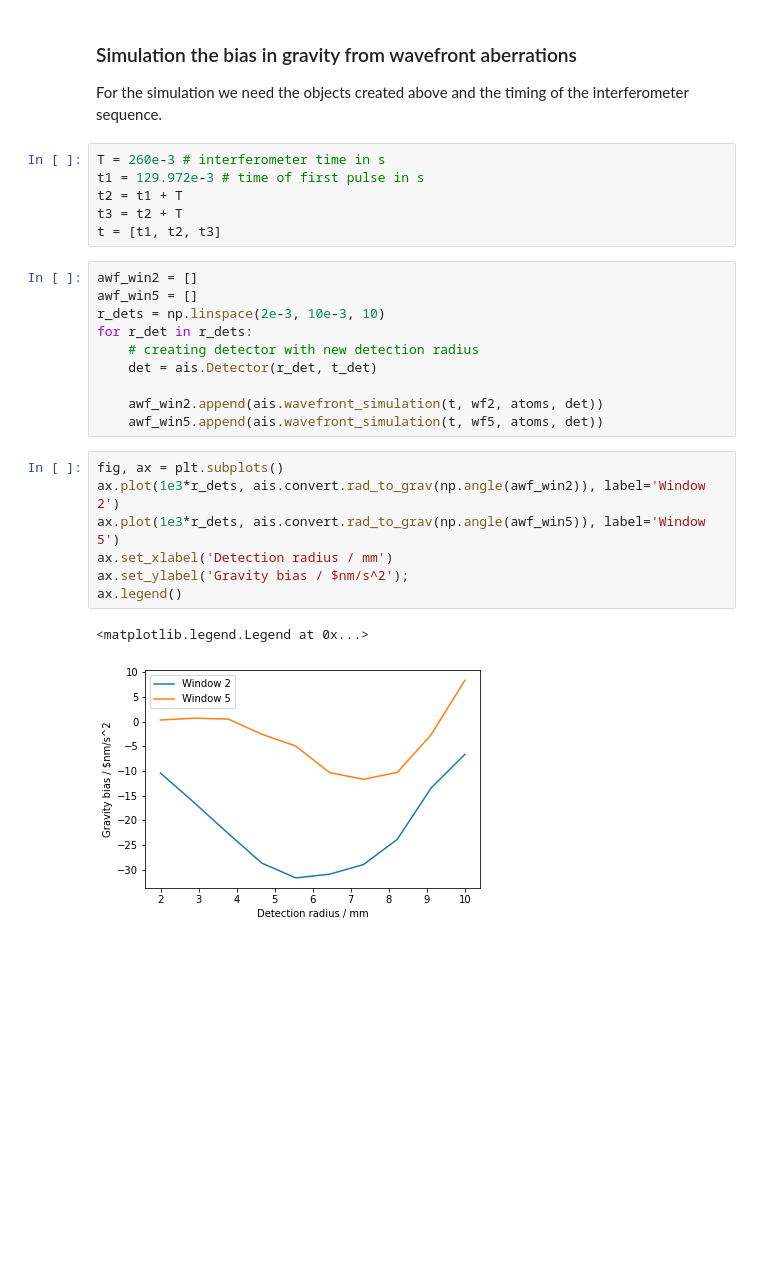
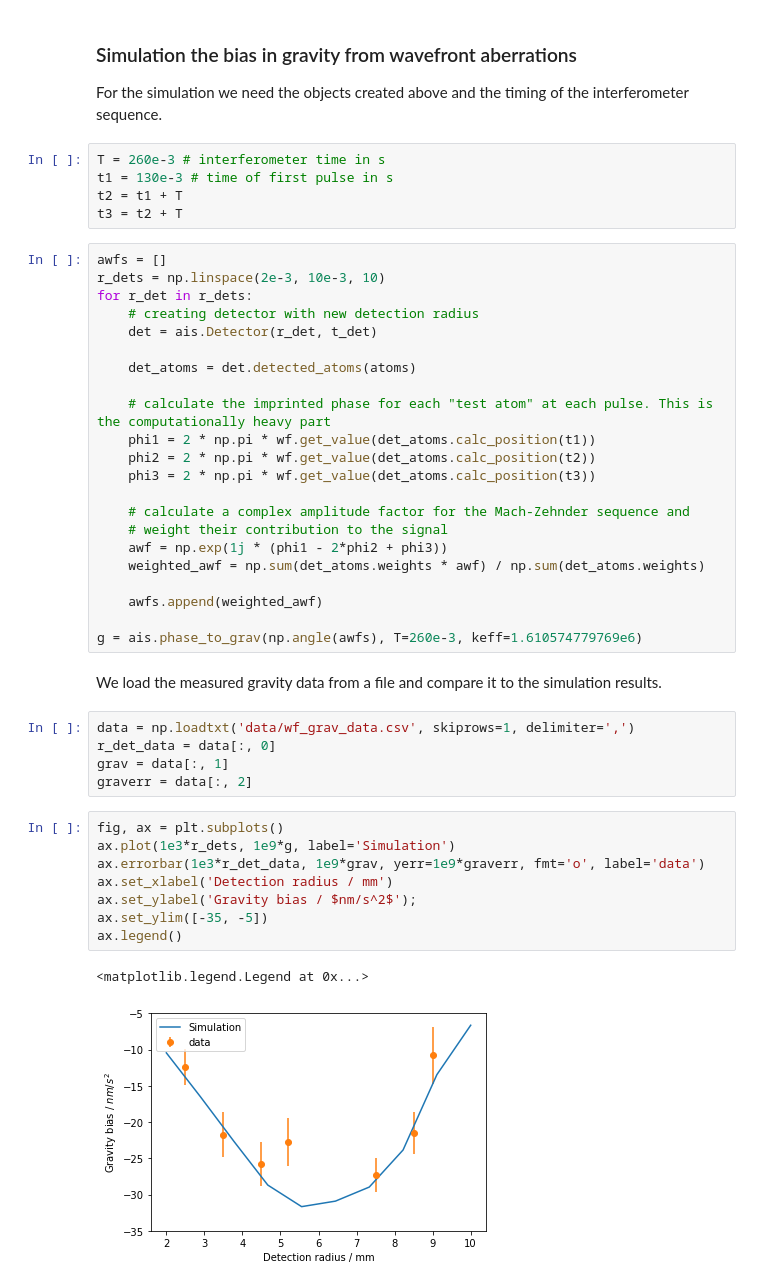
Before and after one commit to bleykauf/aisim, a Jupyter notebook: docs/examples/wavefront-aberrations.ipynb, the cells around one changed output. Cells and saved outputs as stored; diff of their text form; blank space fills up the shorter version.

Commit message:
Update wavefront example with measured data, make example more compact

```diff
--- a/docs/examples/wavefront-aberrations.ipynb
+++ b/docs/examples/wavefront-aberrations.ipynb
@@ -112,27 +104,46 @@ t_det = 778e-3 # time of the detection in s
 For the simulation we need the objects created above and the timing of the interferometer sequence.
 # %%
 T = 260e-3 # interferometer time in s
-t1 = 129.972e-3 # time of first pulse in s
+t1 = 130e-3 # time of first pulse in s
 t2 = t1 + T
 t3 = t2 + T
-t = [t1, t2, t3]
-# %%
-awf_win2 = []
-awf_win5 = []
-r_dets = np.linspace(2e-3, 10e-3, 10)
-for r_det in r_dets:
-    # creating detector with new detection radius
-    det = ais.Detector(r_det, t_det)
-
-    awf_win2.append(ais.wavefront_simulation(t, wf2, atoms, det))
-    awf_win5.append(ais.wavefront_simulation(t, wf5, atoms, det))
+# %%
+awfs = []
+r_dets = np.linspace(2e-3, 10e-3, 10)
+for r_det in r_dets:
+    # creating detector with new detection radius
+    det = ais.Detector(r_det, t_det)
+
+    det_atoms = det.detected_atoms(atoms)
+
+    # calculate the imprinted phase for each "test atom" at each pulse. This is the computationally heavy part
+    phi1 = 2 * np.pi * wf.get_value(det_atoms.calc_position(t1))
+    phi2 = 2 * np.pi * wf.get_value(det_atoms.calc_position(t2))
+    phi3 = 2 * np.pi * wf.get_value(det_atoms.calc_position(t3))
+
+    # calculate a complex amplitude factor for the Mach-Zehnder sequence and
+    # weight their contribution to the signal
+    awf = np.exp(1j * (phi1 - 2*phi2 + phi3))
+    weighted_awf = np.sum(det_atoms.weights * awf) / np.sum(det_atoms.weights)
+
+    awfs.append(weighted_awf)
+
+g = ais.phase_to_grav(np.angle(awfs), T=260e-3, keff=1.610574779769e6)
+# %% [markdown]
+We load the measured gravity data from a file and compare it to the simulation results.
+# %%
+data = np.loadtxt('data/wf_grav_data.csv', skiprows=1, delimiter=',')
+r_det_data = data[:, 0]
+grav = data[:, 1]
+graverr = data[:, 2]
 # %%
 fig, ax = plt.subplots()
-ax.plot(1e3*r_dets, ais.convert.rad_to_grav(np.angle(awf_win2)), label='Window 2')
-ax.plot(1e3*r_dets, ais.convert.rad_to_grav(np.angle(awf_win5)), label='Window 5')
+ax.plot(1e3*r_dets, 1e9*g, label='Simulation')
+ax.errorbar(1e3*r_det_data, 1e9*grav, yerr=1e9*graverr, fmt='o', label='data')
 ax.set_xlabel('Detection radius / mm')
-ax.set_ylabel('Gravity bias / $nm/s^2');
+ax.set_ylabel('Gravity bias / $nm/s^2$');
+ax.set_ylim([-35, -5])
 ax.legend()
 # %% [output]
 <matplotlib.legend.Legend at 0x...>
-[figure, old version]
+[figure, new version]
```
Also changed, not shown: parts of 9 cells of this notebook, 4 other files.
